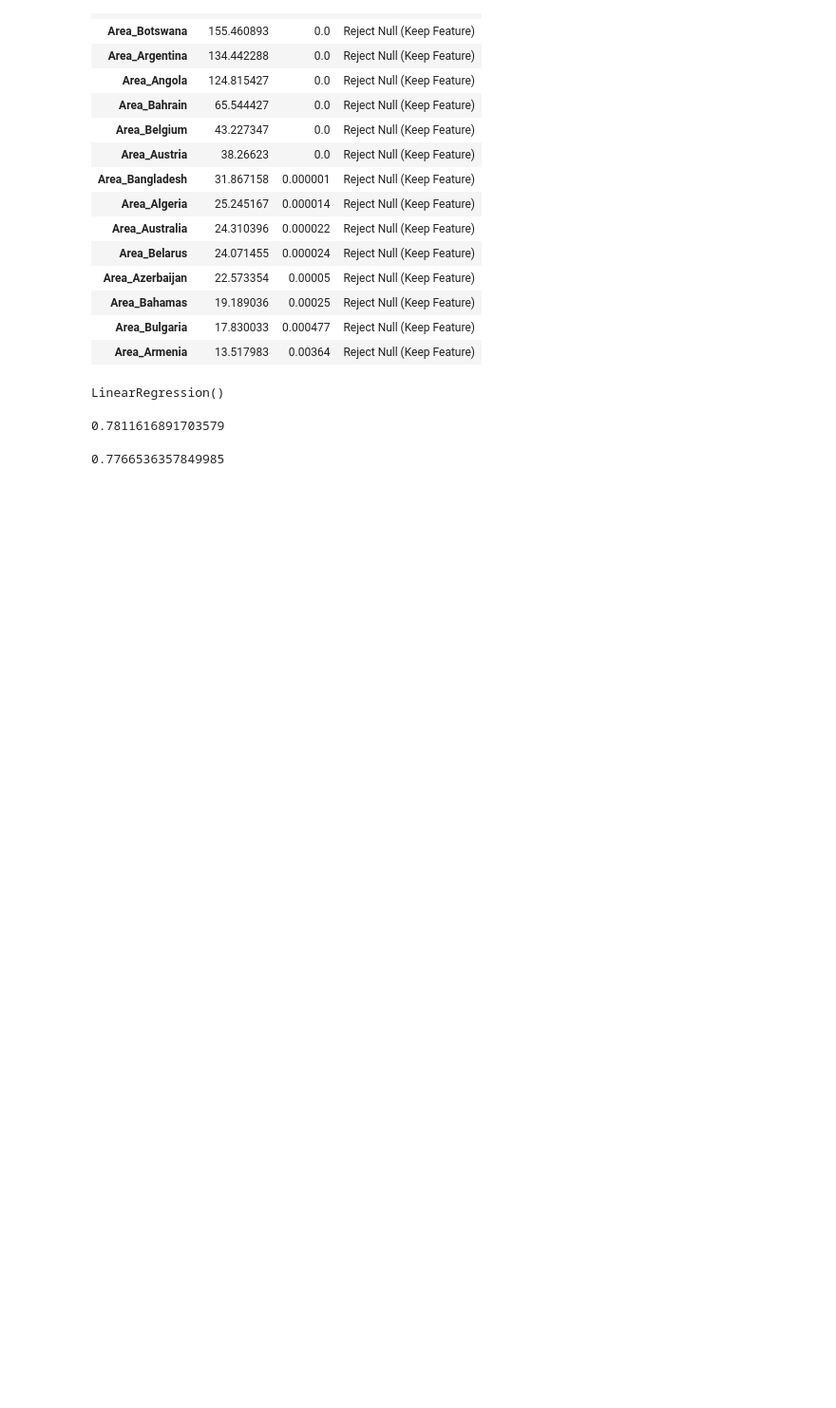
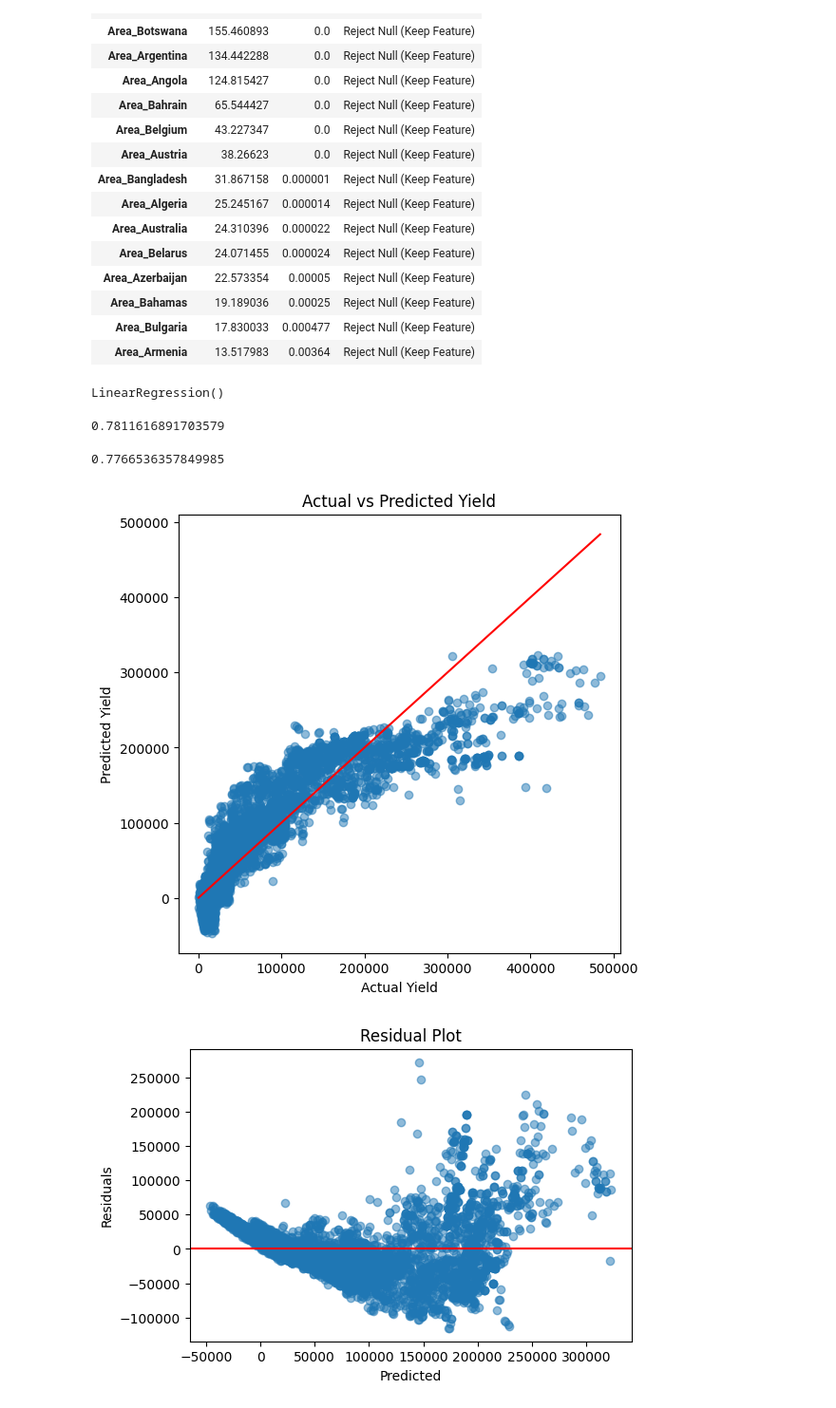
Before and after one commit to cosmyyyyyyyy12/AgriPredict-Linear-Regression-Pipeline, a Jupyter notebook: AgriPredict_Linear_Regression_Pipeline.ipynb, the cells around one changed output. Shown at 95% size. Saved outputs shown, nothing was run; the diff lists cells and outputs as text; code cells hidden in the pictures; blank space fills up the shorter version.

```diff
--- a/AgriPredict_Linear_Regression_Pipeline.ipynb
+++ b/AgriPredict_Linear_Regression_Pipeline.ipynb
@@ -416,3 +415,38 @@ adjusted_r2 = 1 - ((1- r2) * (n-1) / (n - p - 1))
 adjusted_r2
 # %% [output]
 0.7766536357849985
+# %%
+# -------------------------------
+# Actual vs Predicted Plot
+# -------------------------------
+plt.figure(figsize=(6,6))
+plt.scatter(y_test, y_pred, alpha=0.5)
+
+plt.plot(
+    [y_test.min(), y_test.max()],
+    [y_test.min(), y_test.max()],
+    color='red'
+)
+
+plt.xlabel("Actual Yield")
+plt.ylabel("Predicted Yield")
+plt.title("Actual vs Predicted Yield")
+
+plt.show()
+
+# -------------------------------
+# Residual Plot
+# -------------------------------
+plt.figure(figsize=(6,4))
+
+plt.scatter(y_pred, y_test - y_pred, alpha=0.5)
+plt.axhline(0, color='red')
+
+plt.xlabel("Predicted")
+plt.ylabel("Residuals")
+plt.title("Residual Plot")
+
+plt.show()
+# %% [output]
+[figure, added]
+[figure, added]
```
Also changed, not shown: parts of 2 cells of this notebook.
